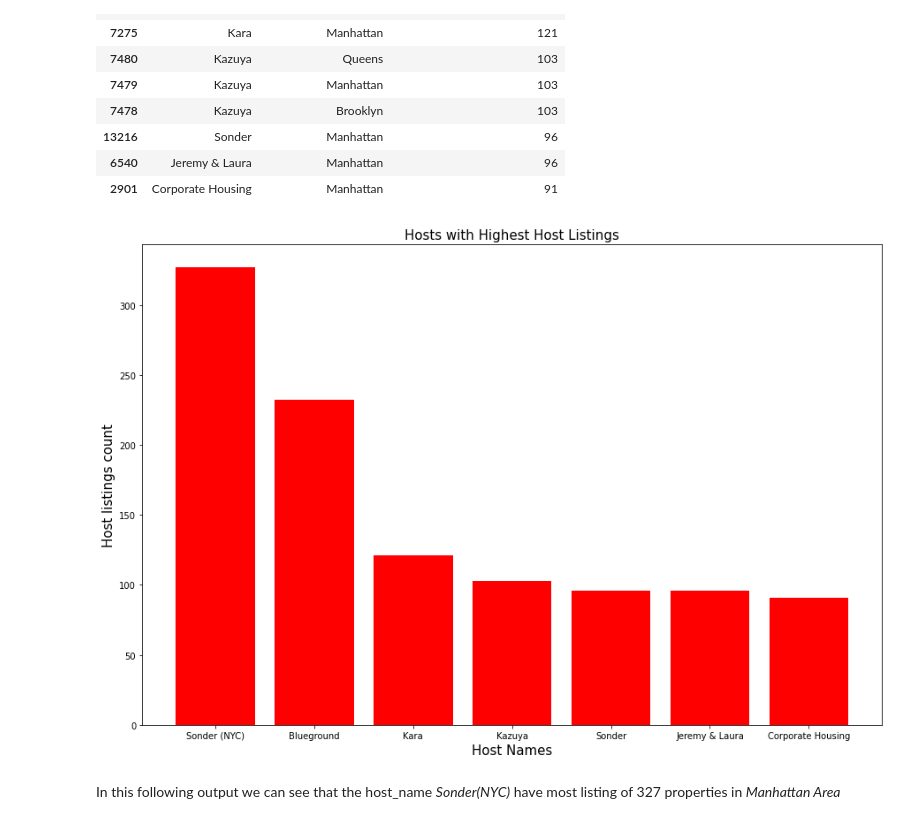
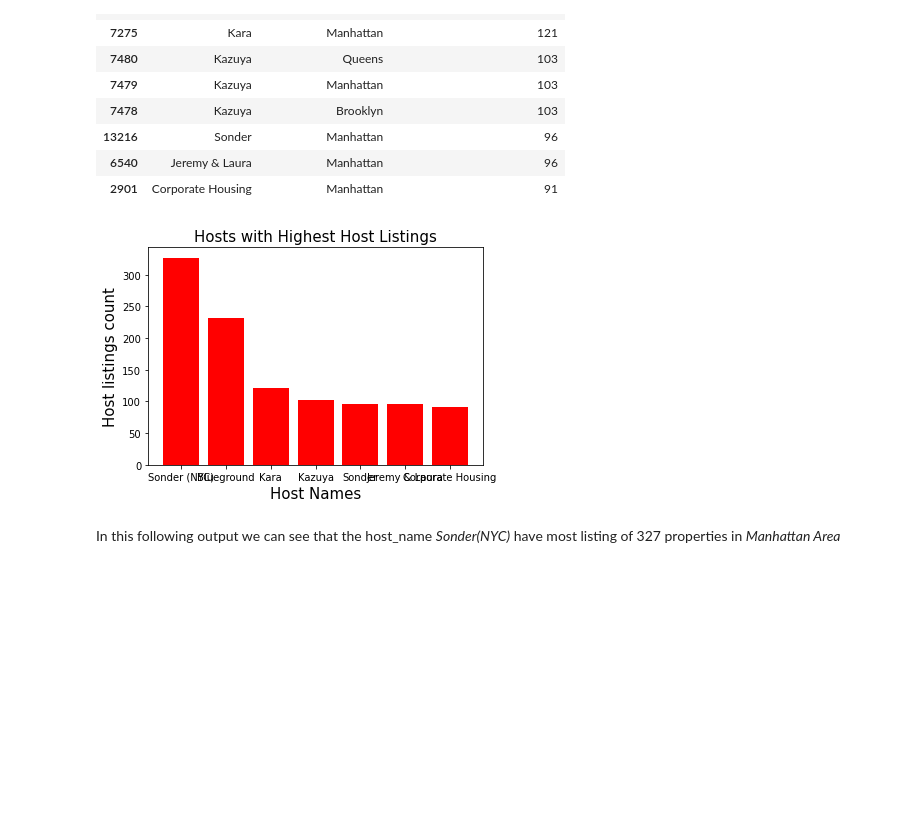
Before and after one commit to NishankRana/Airbnb-Data-Analysis, a Jupyter notebook: Airbnb_Bookings_Analysis_Capstone_Project.ipynb, the cells around one changed output. Cells and saved outputs as stored; diff of their text form; code cells hidden in the pictures; blank space fills up the shorter version.

```diff
--- a/Airbnb_Bookings_Analysis_Capstone_Project.ipynb
+++ b/Airbnb_Bookings_Analysis_Capstone_Project.ipynb
@@ -260,16 +260,16 @@ highest_calculated_host_listings_count
 # %%
 # Using matplotlib libraries for ploting the bar chat of hosts with highest calculated host listings count
 host_name = highest_calculated_host_listings_count['host_name']
 calculated_host_listings_count = highest_calculated_host_listings_count['calculated_host_listings_count']
 plt.bar(host_name,calculated_host_listings_count, color='red')
 
-plt.rcParams['figure.figsize'] = (25,10)
+plt.rcParams['figure.figsize'] = (15,10)
 plt.title('Hosts with Highest Host Listings', {'fontsize':15})
 plt.xlabel('Host Names',{'fontsize':15})
 plt.ylabel('Host listings count',{'fontsize':15})
 plt.show()
 # %% [output]
-[figure, old version]
+[figure, new version]
 # %% [markdown]
 In this following output we can see that the host_name *Sonder(NYC)* have most listing of 327 properties in *Manhattan Area*
 # %%
```
Also changed, not shown: parts of 1 cell of this notebook.
